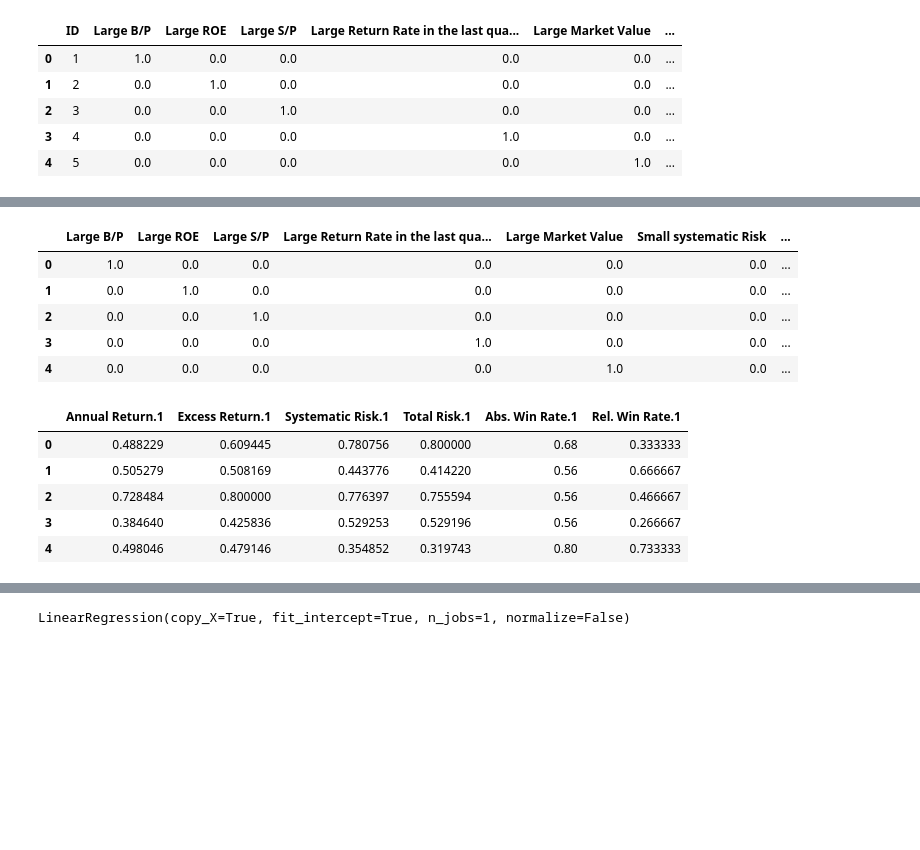
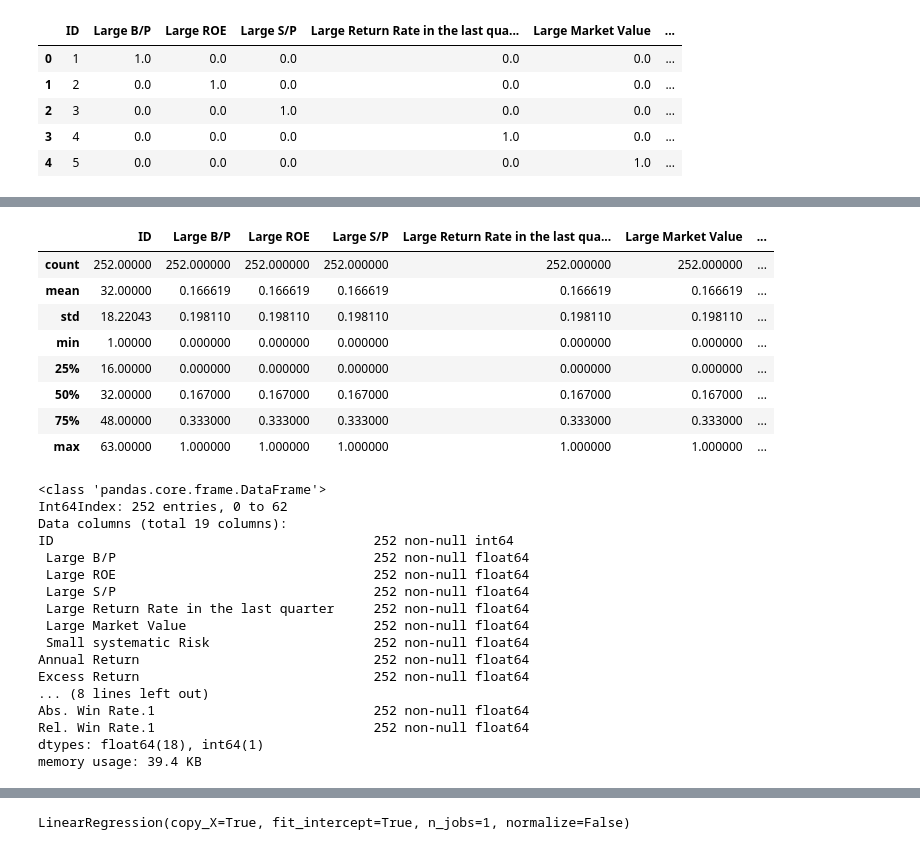
Before and after one commit to manthan-agrawal/ML-projects, a Jupyter notebook: Coep Data science/Stock/Stock portfolio perfomanve.ipynb, the cells around one changed output, grey strips where cells are left out. Drawn from its saved outputs; the diff is of its cells as text; code cells hidden in the pictures; blank space fills up the shorter version.

```diff
--- a/Coep Data science/Stock/Stock portfolio perfomanve.ipynb
+++ b/Coep Data science/Stock/Stock portfolio perfomanve.ipynb
@@ -41,20 +33,32 @@ dtype: object
-# %%
-x = data.iloc[:,1:13]
-x.head()
-# %% [output]
-|  | Large B/P | Large ROE | Large S/P | Large Return Rate in the last qua... | Large Market Value | Small systematic Risk | ... |
-| 0 | 1.0 | 0.0 | 0.0 | 0.0 | 0.0 | 0.0 | ... |
-| 1 | 0.0 | 1.0 | 0.0 | 0.0 | 0.0 | 0.0 | ... |
-| 2 | 0.0 | 0.0 | 1.0 | 0.0 | 0.0 | 0.0 | ... |
-| 3 | 0.0 | 0.0 | 0.0 | 1.0 | 0.0 | 0.0 | ... |
-| 4 | 0.0 | 0.0 | 0.0 | 0.0 | 1.0 | 0.0 | ... |
-# %%
-y = data.iloc[:,13:]
-y.head()
-# %% [output]
-|  | Annual Return.1 | Excess Return.1 | Systematic Risk.1 | Total Risk.1 | Abs. Win Rate.1 | Rel. Win Rate.1 |
-| 0 | 0.488229 | 0.609445 | 0.780756 | 0.800000 | 0.68 | 0.333333 |
-| 1 | 0.505279 | 0.508169 | 0.443776 | 0.414220 | 0.56 | 0.666667 |
-| 2 | 0.728484 | 0.800000 | 0.776397 | 0.755594 | 0.56 | 0.466667 |
-| 3 | 0.384640 | 0.425836 | 0.529253 | 0.529196 | 0.56 | 0.266667 |
-| 4 | 0.498046 | 0.479146 | 0.354852 | 0.319743 | 0.80 | 0.733333 |
+# %%
+df.describe()
+# %% [output]
+|  | ID | Large B/P | Large ROE | Large S/P | Large Return Rate in the last qua... | Large Market Value | ... |
+| count | 252.00000 | 252.000000 | 252.000000 | 252.000000 | 252.000000 | 252.000000 | ... |
+| mean | 32.00000 | 0.166619 | 0.166619 | 0.166619 | 0.166619 | 0.166619 | ... |
+| std | 18.22043 | 0.198110 | 0.198110 | 0.198110 | 0.198110 | 0.198110 | ... |
+| min | 1.00000 | 0.000000 | 0.000000 | 0.000000 | 0.000000 | 0.000000 | ... |
+| 25% | 16.00000 | 0.000000 | 0.000000 | 0.000000 | 0.000000 | 0.000000 | ... |
+| 50% | 32.00000 | 0.167000 | 0.167000 | 0.167000 | 0.167000 | 0.167000 | ... |
+| 75% | 48.00000 | 0.333000 | 0.333000 | 0.333000 | 0.333000 | 0.333000 | ... |
+| max | 63.00000 | 1.000000 | 1.000000 | 1.000000 | 1.000000 | 1.000000 | ... |
+# %%
+df.info()
+# %% [output]
+<class 'pandas.core.frame.DataFrame'>
+Int64Index: 252 entries, 0 to 62
+Data columns (total 19 columns):
+ID                                         252 non-null int64
+ Large B/P                                 252 non-null float64
+ Large ROE                                 252 non-null float64
+ Large S/P                                 252 non-null float64
+ Large Return Rate in the last quarter     252 non-null float64
+ Large Market Value                        252 non-null float64
+ Small systematic Risk                     252 non-null float64
+Annual Return                              252 non-null float64
+Excess Return                              252 non-null float64
+... (8 lines left out)
+Abs. Win Rate.1                            252 non-null float64
+Rel. Win Rate.1                            252 non-null float64
+dtypes: float64(18), int64(1)
+memory usage: 39.4 KB
```
Also changed, not shown: parts of 21 cells of this notebook, 1 other file.
